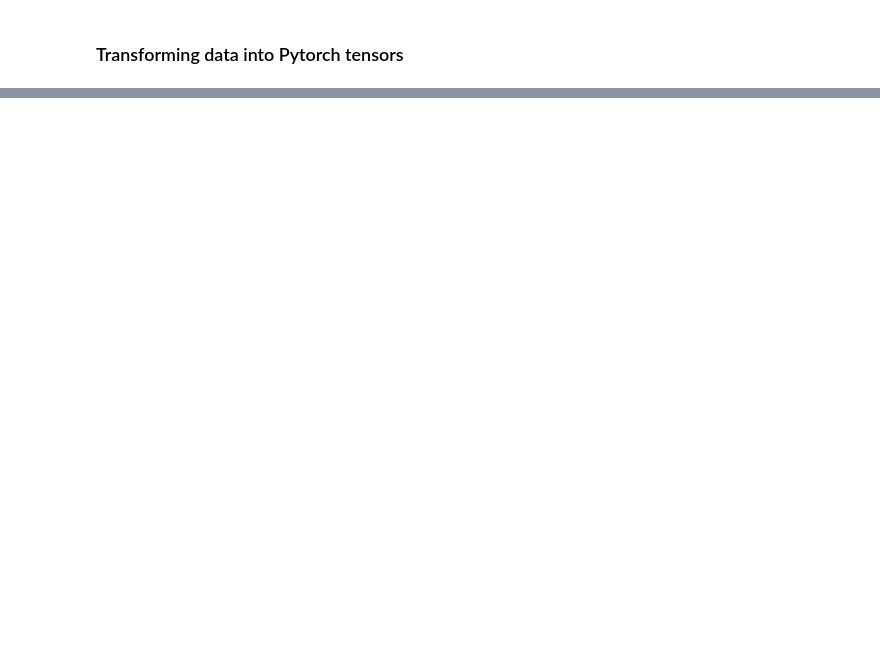
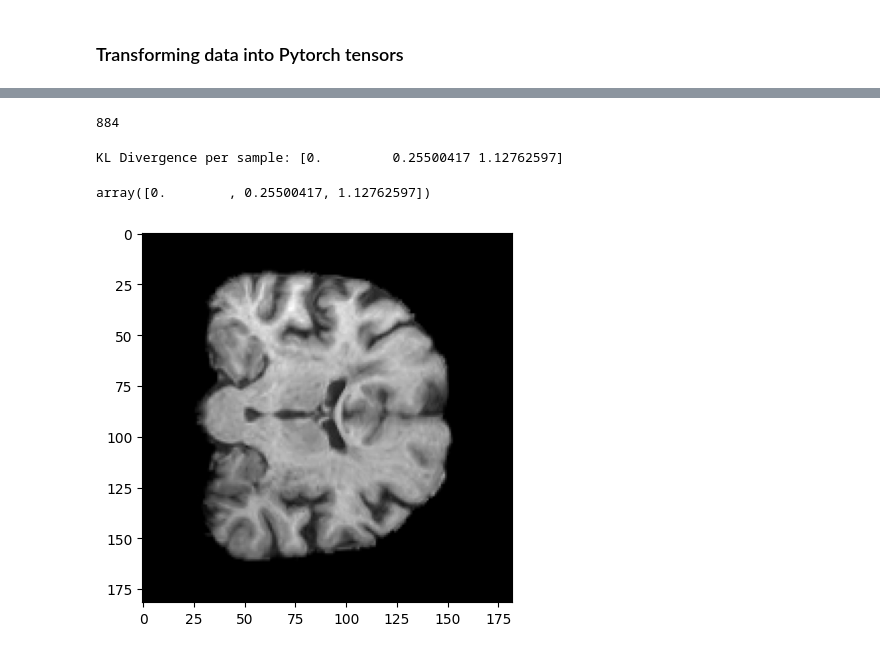
Before and after one commit to Arman-Beykmohammadi/Disentangled-Variational-Autoencoder-for-Identifying-Dementia-Features-in-Brain-MRIs, a Jupyter notebook: notebooks/data-loading-example.ipynb, the cells around one changed output, grey strips where cells are left out. Drawn from its saved outputs; the diff is of its cells as text; code cells hidden in the pictures; blank space fills up the shorter version.

```diff
--- a/notebooks/data-loading-example.ipynb
+++ b/notebooks/data-loading-example.ipynb
@@ -123,0 +265,3 @@ scan_tensor = torch.FloatTensor(scan)
+# %%
+test = MRIDataset(
+    "/dhc/home/arman.beykmohammadi/AMLS/ml-seminar-brain-mri-dementia-ivae/df.csv")
@@ -123,0 +318,47 @@ scan_tensor = torch.FloatTensor(scan)
+# %%
+logo.get_n_splits(np.zeros(test.n_samples),
+                  np.zeros(test.n_samples), test.Subjects)
+# %% [output]
+884
+# %%
+import numpy as np
+
+
+def kl_divergence(mean, log_var):
+    """
+    Compute the KL divergence between the approximate posterior q(z|x) and the prior p(z).
+
+    Parameters:
+    - mean (numpy.ndarray): The mean vector of the approximate posterior (batch_size, latent_dim).
+    - log_var (numpy.ndarray): The log variance vector of the approximate posterior (batch_size, latent_dim).
+
+    Returns:
+    - numpy.ndarray: KL divergence for each sample in the batch (batch_size,).
+    """
+    # Calculate KL divergence for each latent dimension
+    kl_per_dim = -0.5 * (1 + log_var - mean**2 - np.exp(log_var))
+    # Sum over all latent dimensions for each sample
+    kl_divergence = np.sum(kl_per_dim, axis=1)
+    return kl_divergence
+
+
+# Example mean and log variance vectors for a batch of 3 samples and latent_dim of 2
+mean = np.array([[0.0, 0.0], [0.5, -0.5], [1.0, 1.0]])
+log_var = np.array([[0.0, 0.0], [0.1, -0.1], [0.5, -0.5]])
+
+# Compute KL divergence
+kl_values = kl_divergence(mean, log_var)
+
+print("KL Divergence per sample:", kl_values)
+kl_values
+# %% [output]
+KL Divergence per sample: [0.         0.25500417 1.12762597]
+array([0.        , 0.25500417, 1.12762597])
+# %%
+scan_tensor, labels = test[4]
+# %%
+plt.imshow(scan_tensor, cmap='gray')
+plt.show()
+plt.close()
+# %% [output]
+[figure, added]
```
Also changed, not shown: parts of 23 cells of this notebook, 6 other files.
